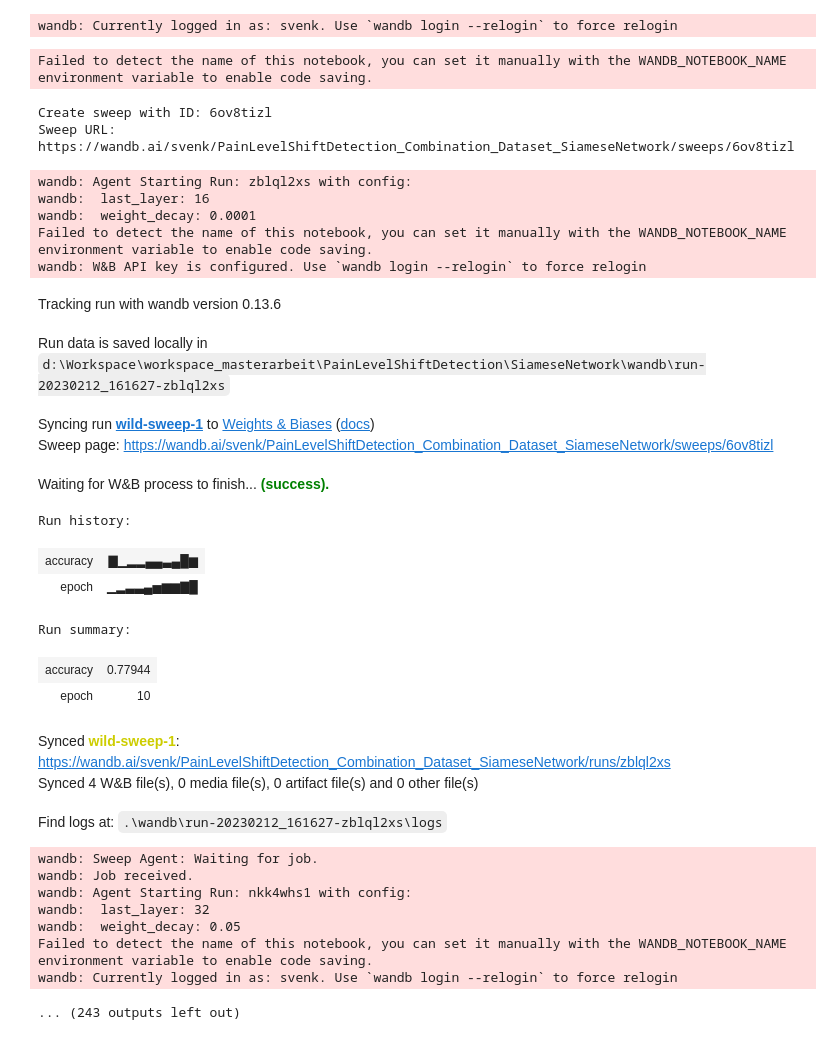
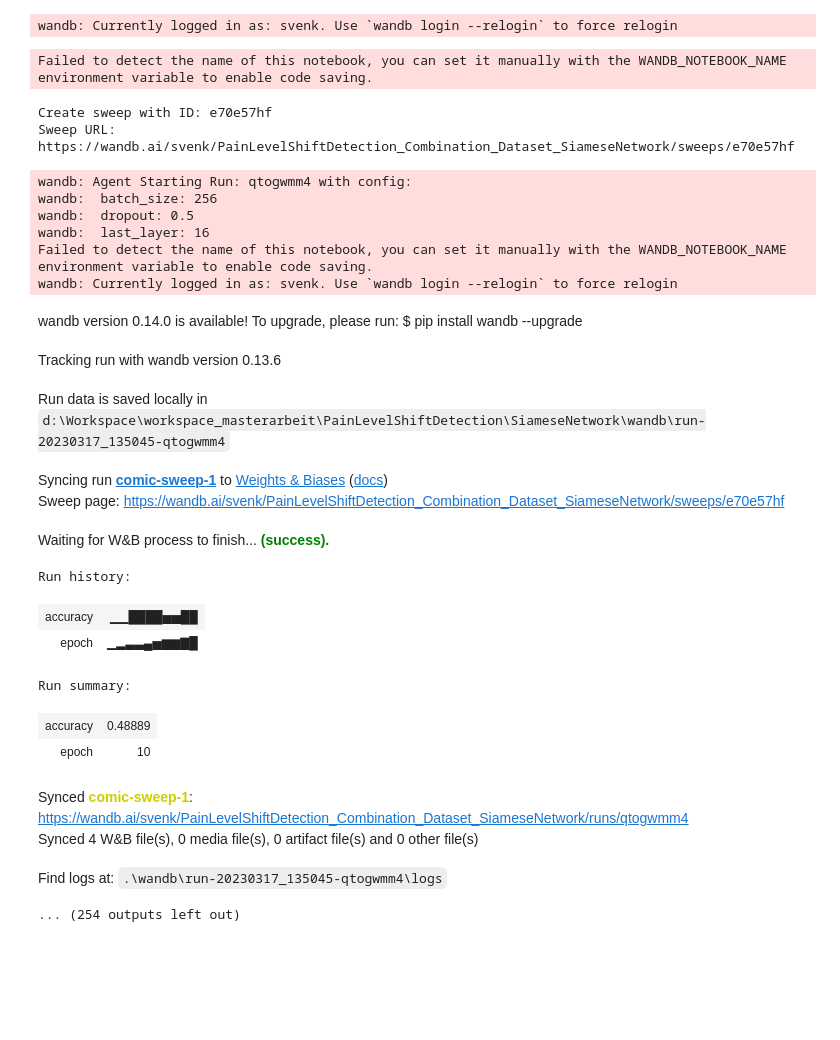
Before and after one commit to sven-knoblauch/PainLevelShiftDetection, a Jupyter notebook: SiameseNetwork/siamese_hyperparameter_tuning.ipynb, the cells around one changed output. Cells and saved outputs as stored; diff of their text form; code cells hidden in the pictures; blank space fills up the shorter version.

Commit message:
add more siamese results for intense

```diff
--- a/SiameseNetwork/siamese_hyperparameter_tuning.ipynb
+++ b/SiameseNetwork/siamese_hyperparameter_tuning.ipynb
@@ -14,8 +14,8 @@ import wandb
 # %% [output]
 wandb: Currently logged in as: svenk. Use `wandb login --relogin` to force relogin
 # %%
-subjects_test = [all_subjects[0]]
-subjects_train = [sub for sub in all_subjects if sub not in subjects_test]
+subjects_test = all_subjects_intense[8:9]
+subjects_train = [sub for sub in all_subjects_intense if sub not in subjects_test]
 # %%
 sweep_config = {
     'method': 'random',
@@ -30,7 +30,8 @@ sweep_config = {
     },
     "parameters": {
         "last_layer": {"values": [64, 32, 16]},
-        "weight_decay": {"values": [0, 0.0001, 0.05]}
+        "batch_size": {"values": [64, 128, 256]},
+        "dropout": {"values": [0.35, 0.5]}
     }
 }
 # %%
@@ -39,39 +40,41 @@ def train(config=None):
         config = wandb.config
 
         trainer_hyperparameter = {
-            "path": "D:\Workspace\workspace_masterarbeit\PainLevelShiftDetection\FeatureGeneration\dataset_processed\XITE\\normalized_subjects.pkl",
+            "path": "D:\Workspace\workspace_masterarbeit\PainLevelShiftDetection\FeatureGeneration\dataset_processed\INTENSE\\normalized_subjects.pkl",
             "subjects_train": subjects_train,
             "subjects_test": subjects_test,
             "wandb": True,
             "log": False,
             "learning_rate": 0.001,
-            "batch_size": 128,
+            "batch_size": config.batch_size,
             "batch_size_test": 256,
             "freeze_embed": False,
             "dataset_ignore_subject_train": True,
             "dataset_ignore_subject_test": False,
-            "lr_steps": 20,
+            "lr_steps": 5,
             "decision_function": 0,
             "filter": [0, 1, 2, 3, 4, 5, 6, -1, -2, -3, -4, -5, -6],
-            "weight_decay": config.weight_decay,
+            "weight_decay": 0,
+            "adam": True,
             "number_steps": 200,
-            "number_steps_testing": 40
+            "number_steps_testing": None,
+            "number_steps_histogramm": None
         }
 
         model_embedding_hyperparameter = {
             "sigmoid": False,
-            "dropout": 0.3,
+            "dropout": config.dropout,
             "layers": [207, 512, 64]
         }
 
         model_classifier_hyperparameter = {
-            "dropout": 0.3,
+            "dropout": config.dropout,
             "layers": [64, config.last_layer]
         }
 
         classifier_model = ClassificationModel(model_classifier_hyperparameter)
         embedding_model = EmbeddingsModel(model_embedding_hyperparameter)
-        _ = embedding_model.load_state_dict(torch.load("D:\Workspace\workspace_masterarbeit\PainLevelShiftDetection\Results\models\embedding_models\model_abs_acc_89.40.pth"))
+        #_ = embedding_model.load_state_dict(torch.load("D:\Workspace\workspace_masterarbeit\PainLevelShiftDetection\Results\models\embedding_models\model_abs_acc_89.40.pth"))
         siamese_model = SiameseModel(embedding_model, classifier_model, decision_function=trainer_hyperparameter["decision_function"])
 
         #filter = lambda data: data["label"].isin(trainer_hyperparameter["filter"])
@@ -82,35 +85,30 @@ def train(config=None):
 sweep_id = wandb.sweep(sweep_config, project="PainLevelShiftDetection_Combination_Dataset_SiameseNetwork")
 # %% [output]
 Failed to detect the name of this notebook, you can set it manually with the WANDB_NOTEBOOK_NAME environment variable to enable code saving.
-Create sweep with ID: 6ov8tizl
-Sweep URL: https://wandb.ai/svenk/PainLevelShiftDetection_Combination_Dataset_SiameseNetwork/sweeps/6ov8tizl
+Create sweep with ID: e70e57hf
+Sweep URL: https://wandb.ai/svenk/PainLevelShiftDetection_Combination_Dataset_SiameseNetwork/sweeps/e70e57hf
 # %%
-wandb.agent(sweep_id, train, count=30)
+wandb.agent(sweep_id, train, count=27)
 # %% [output]
-wandb: Agent Starting Run: zblql2xs with config:
+wandb: Agent Starting Run: qtogwmm4 with config:
+wandb:  batch_size: 256
+wandb:  dropout: 0.5
 wandb:  last_layer: 16
-wandb:  weight_decay: 0.0001
 Failed to detect the name of this notebook, you can set it manually with the WANDB_NOTEBOOK_NAME environment variable to enable code saving.
-wandb: W&B API key is configured. Use `wandb login --relogin` to force relogin
+wandb: Currently logged in as: svenk. Use `wandb login --relogin` to force relogin
-Tracking run with wandb version 0.13.6
+wandb version 0.14.0 is available! To upgrade, please run: $ pip install wandb --upgrade
-Run data is saved locally in d:\Workspace\workspace_masterarbeit\PainLevelShiftDetection\SiameseNetwork\wandb\run-20230212_161627-zblql2xs
+Tracking run with wandb version 0.13.6
-Syncing run wild-sweep-1 to Weights & Biases (docs)
-Sweep page: https://wandb.ai/svenk/PainLevelShiftDetection_Combination_Dataset_SiameseNetwork/sweeps/6ov8tizl
+Run data is saved locally in d:\Workspace\workspace_masterarbeit\PainLevelShiftDetection\SiameseNetwork\wandb\run-20230317_135045-qtogwmm4
-Waiting for W&B process to finish... (success).
+Syncing run comic-sweep-1 to Weights & Biases (docs)
+Sweep page: https://wandb.ai/svenk/PainLevelShiftDetection_Combination_Dataset_SiameseNetwork/sweeps/e70e57hf
+Waiting for W&B process to finish... (success).
 Run history:
-| accuracy | ▇▁▂▂▄▄▃▄█▆ |
+| accuracy | ▁▁████▅▅██ |
 | epoch | ▁▂▃▃▄▅▆▆▇█ |
 Run summary:
-| accuracy | 0.77944 |
+| accuracy | 0.48889 |
 | epoch | 10 |
-Synced wild-sweep-1: https://wandb.ai/svenk/PainLevelShiftDetection_Combination_Dataset_SiameseNetwork/runs/zblql2xs
-Synced 4 W&B file(s), 0 media file(s), 0 artifact file(s) and 0 other file(s)
-Find logs at: .\wandb\run-20230212_161627-zblql2xs\logs
+Synced comic-sweep-1: https://wandb.ai/svenk/PainLevelShiftDetection_Combination_Dataset_SiameseNetwork/runs/qtogwmm4
+Synced 4 W&B file(s), 0 media file(s), 0 artifact file(s) and 0 other file(s)
+Find logs at: .\wandb\run-20230317_135045-qtogwmm4\logs
-wandb: Sweep Agent: Waiting for job.
-wandb: Job received.
-wandb: Agent Starting Run: nkk4whs1 with config:
-wandb:  last_layer: 32
-wandb:  weight_decay: 0.05
-Failed to detect the name of this notebook, you can set it manually with the WANDB_NOTEBOOK_NAME environment variable to enable code saving.
-wandb: Currently logged in as: svenk. Use `wandb login --relogin` to force relogin
+... (254 outputs left out)
-... (243 outputs left out)
```
Also changed, not shown: parts of 1 cell of this notebook, 10 other files.
